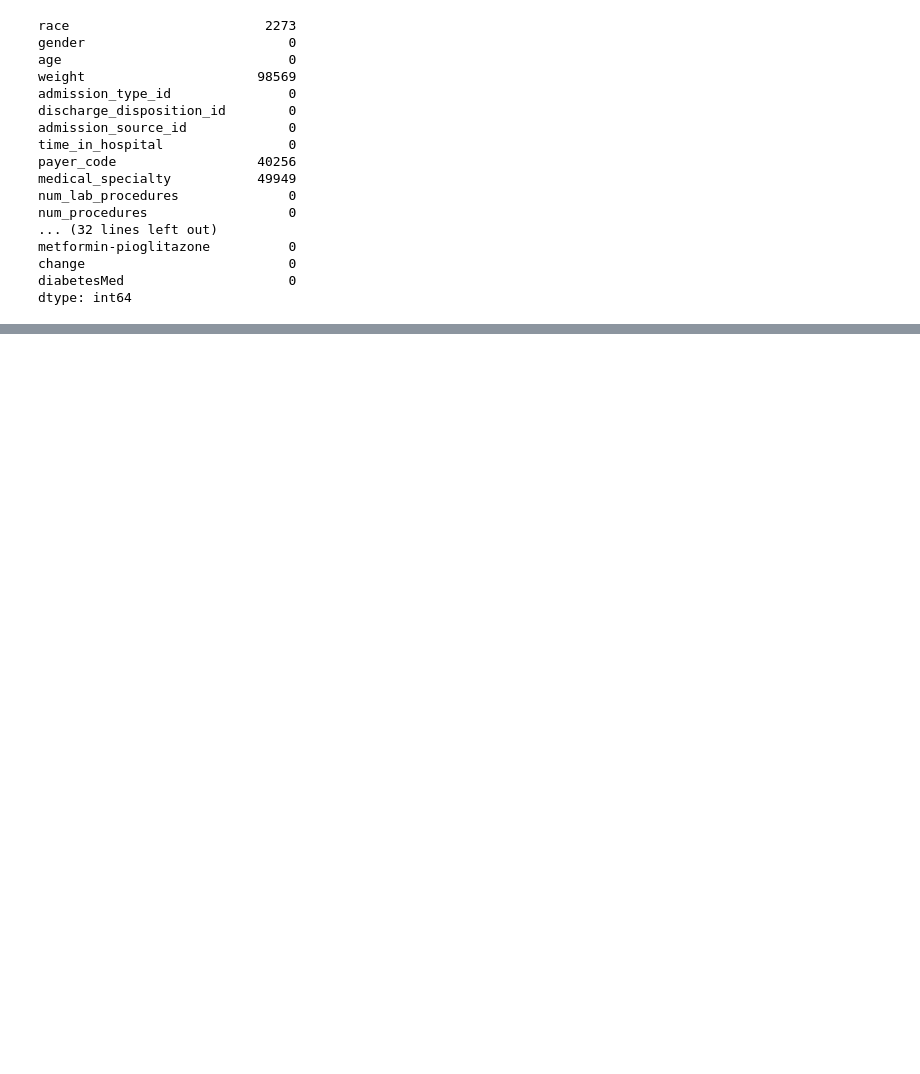
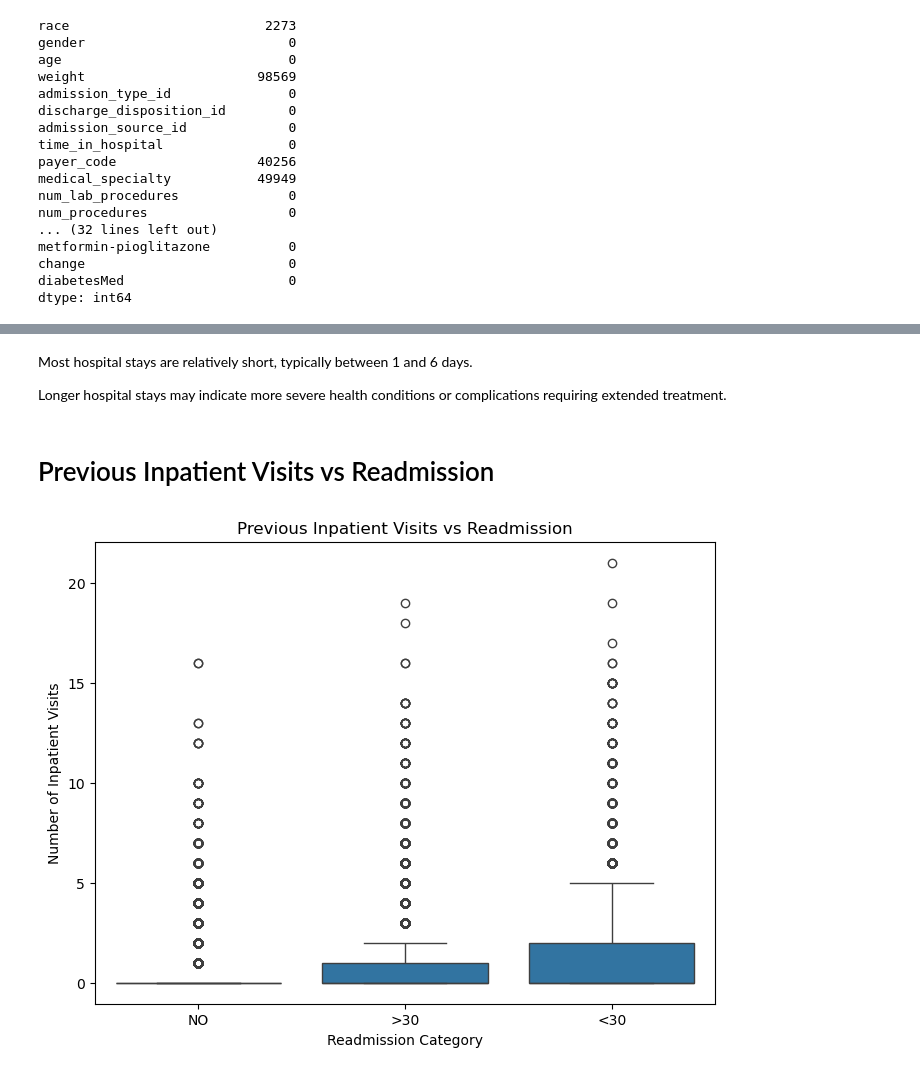
Before and after one commit to wilstones/HospitalReadmission, a Jupyter notebook: Readmission Analysis.ipynb, the cells around one changed output, grey strips where cells are left out. Drawn from its saved outputs; the diff is of its cells as text; code cells hidden in the pictures; blank space fills up the shorter version.

```diff
--- a/Readmission Analysis.ipynb
+++ b/Readmission Analysis.ipynb
@@ -151,0 +336,15 @@ x
+# %% [markdown]
+Most hospital stays are relatively short, typically between 1 and 6 days.
+
+Longer hospital stays may indicate more severe health conditions or complications requiring extended treatment.
+# %% [markdown]
+# Previous Inpatient Visits vs Readmission
+# %%
+plt.figure(figsize=(8,6))
+sns.boxplot(x="readmitted", y="number_inpatient", data=df)
+plt.title("Previous Inpatient Visits vs Readmission")
+plt.xlabel("Readmission Category")
+plt.ylabel("Number of Inpatient Visits")
+plt.show()
+# %% [output]
+[figure, added]
```
Also changed, not shown: parts of 76 cells of this notebook.
